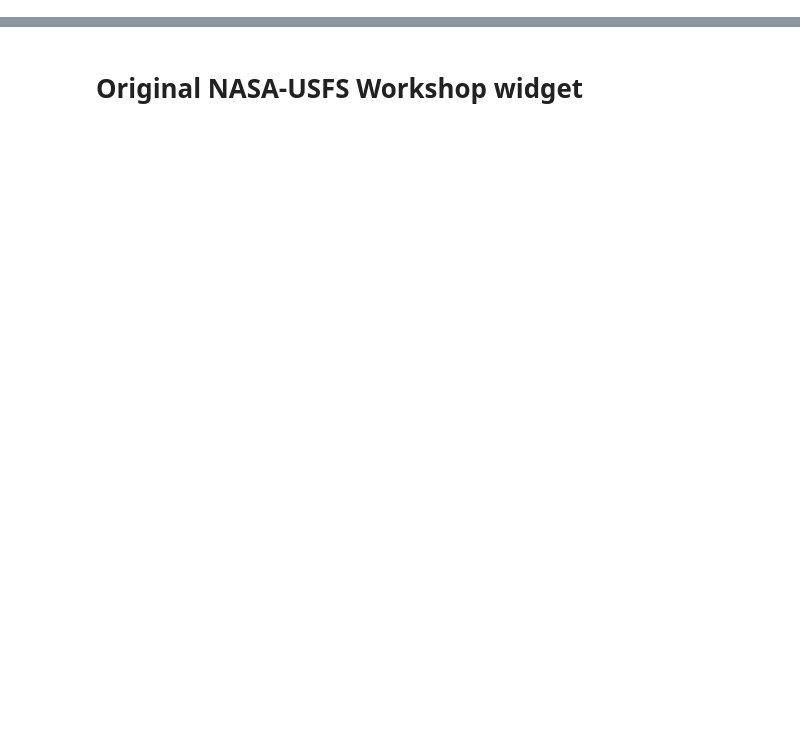
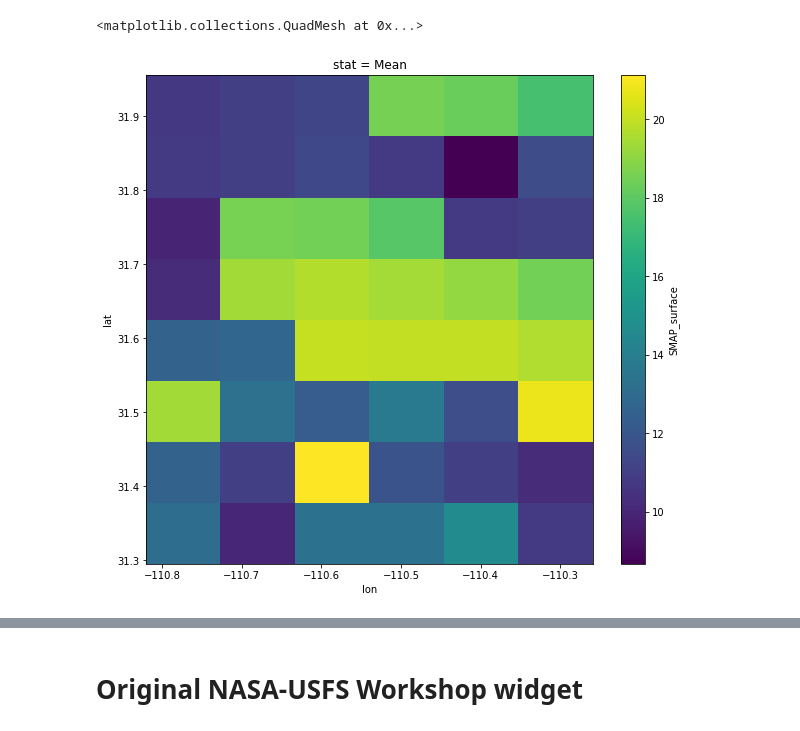
Before and after one commit to jjmcnelis/nasa_usfs_workshop, a Jupyter notebook: day3-tutorial-ncrs.ipynb, the cells around one changed output, grey strips where cells are left out. Cells and saved outputs as stored; diff of their text form; code cells hidden in the pictures; blank space fills up the shorter version.

```diff
--- a/day3-tutorial-ncrs.ipynb
+++ b/day3-tutorial-ncrs.ipynb
@@ -264,0 +439,5 @@ self.selected = None
+# %%
+poly.xr["SMAP_surface"].sel(stat="Mean").mean("time").plot(figsize=(10,9))
+# %% [output]
+<matplotlib.collections.QuadMesh at 0x...>
+[figure, added]
```
Also changed, not shown: parts of 46 cells of this notebook, 1 other file.
